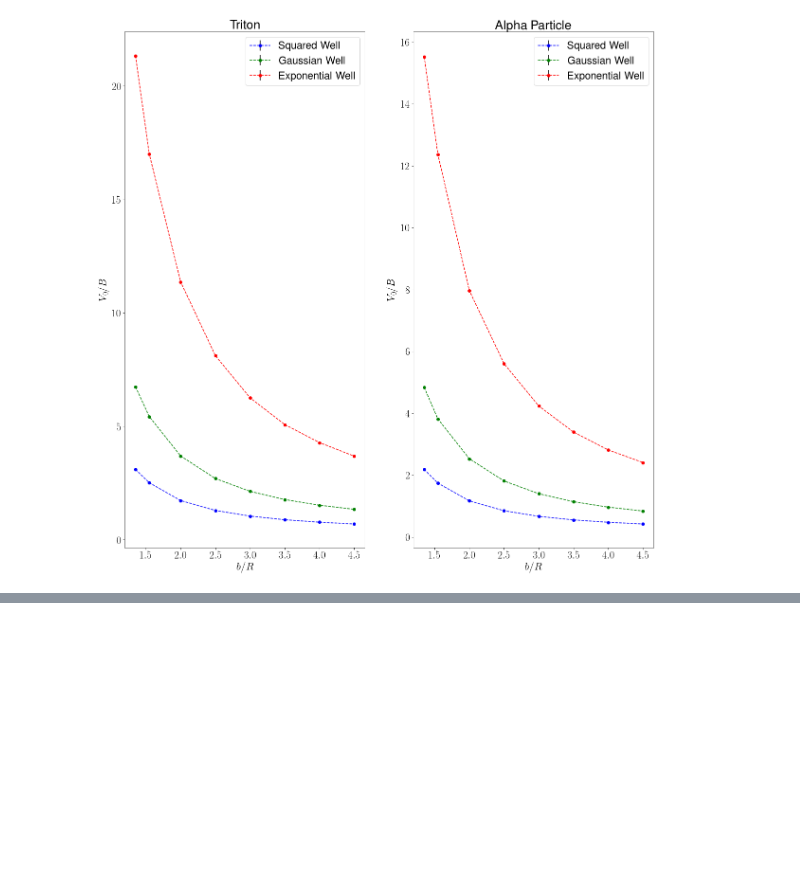
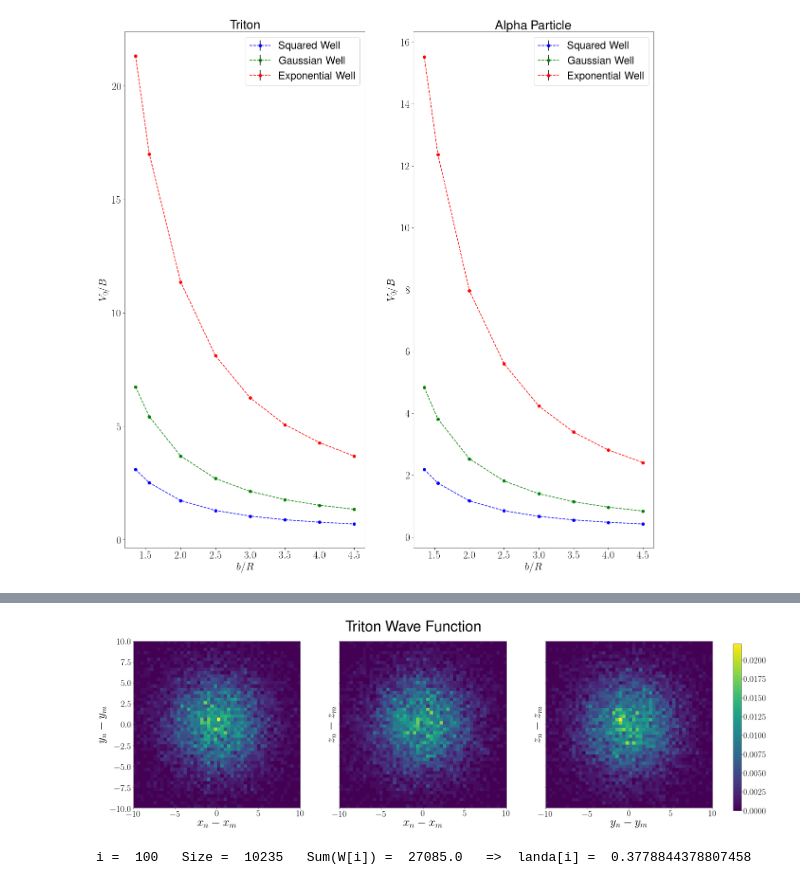
Before and after one commit to pedro-95/few-body, a Jupyter notebook: few_body_2_analysis.ipynb, the cells around one changed output, grey strips where cells are left out. Saved outputs shown, nothing was run; the diff lists cells and outputs as text; code cells hidden in the pictures; blank space fills up the shorter version.

```diff
--- a/few_body_2_analysis.ipynb
+++ b/few_body_2_analysis.ipynb
@@ -448,0 +738,22 @@ plt.show()
+# %%
+wave_11 = DeuteronWaveFunctionEstimator(R_11)/np.sqrt(3)
+# %%
+data_x = [wave_11[:,0], wave_11[:,0],wave_11[:,1]]
+data_y = [wave_11[:,1], wave_11[:,2],wave_11[:,2]]
+x_labels = [r'$x_n - x_m$', r'$x_n - x_m$',r'$y_n - y_m$']
+y_labels = [r'$y_n - y_m$', r'$z_n - z_m$',r'$z_n - z_m$']
+plt.rcParams.update({'font.size': 30})
+test_hist_2d(data_x, data_y, x_labels, y_labels, "Triton Wave Function", save_fig=True)
+# %% [output]
+[figure, added]
+# %%
+N = 4                                  # Number of Nuclei Particles
+b_r = 5.                             # Range parameter normalized to R: b_r = b / R (b_r has no units)
+Niter = 100                            # Number of iterations in our calculation
+landa_0 = 5                           # Initial parameter that must be high enough to increase the point number
+Nthreshold = 8000                      # Threshold value for the number of R points to change landa_0 in the loop
+output = 1                             # Do you want to see more of the integration? Then set to 1
+
+R_12 = GreenFunctionMonteCarlo(N, SquaredWell, b_r, landa_0, Niter, Nthreshold, output, R_as_output = True)
+# %% [output]
+i =  100   Size =  10235   Sum(W[i]) =  27085.0   =>  landa[i] =  0.3778844378807458
```
Also changed, not shown: parts of 28 cells of this notebook, 21 other files.
